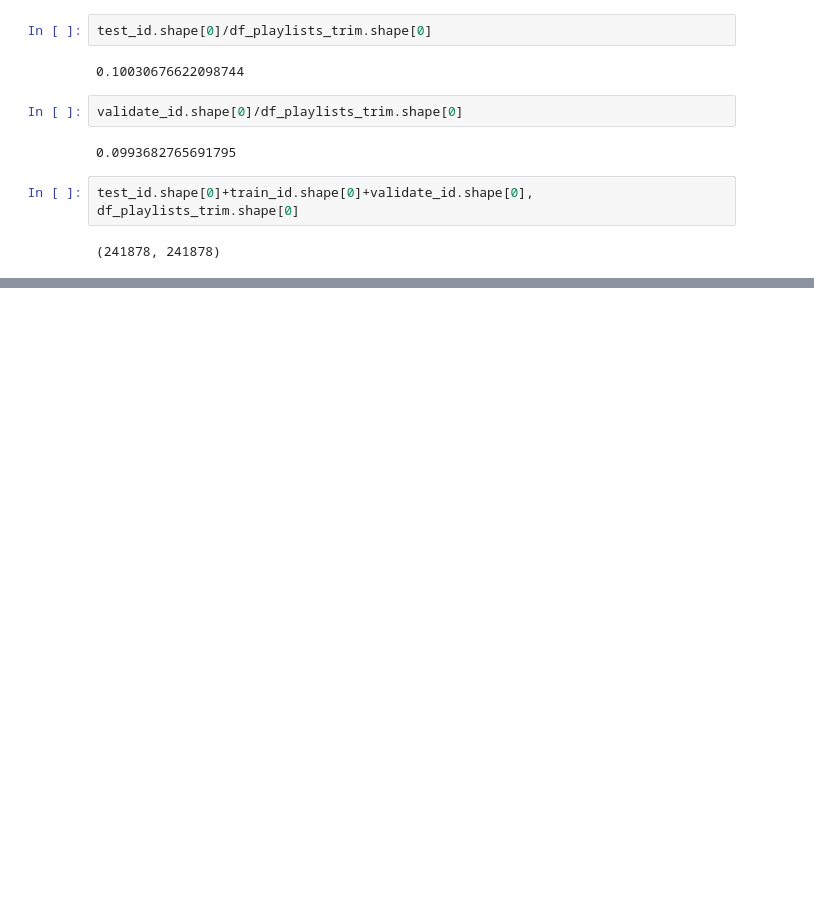
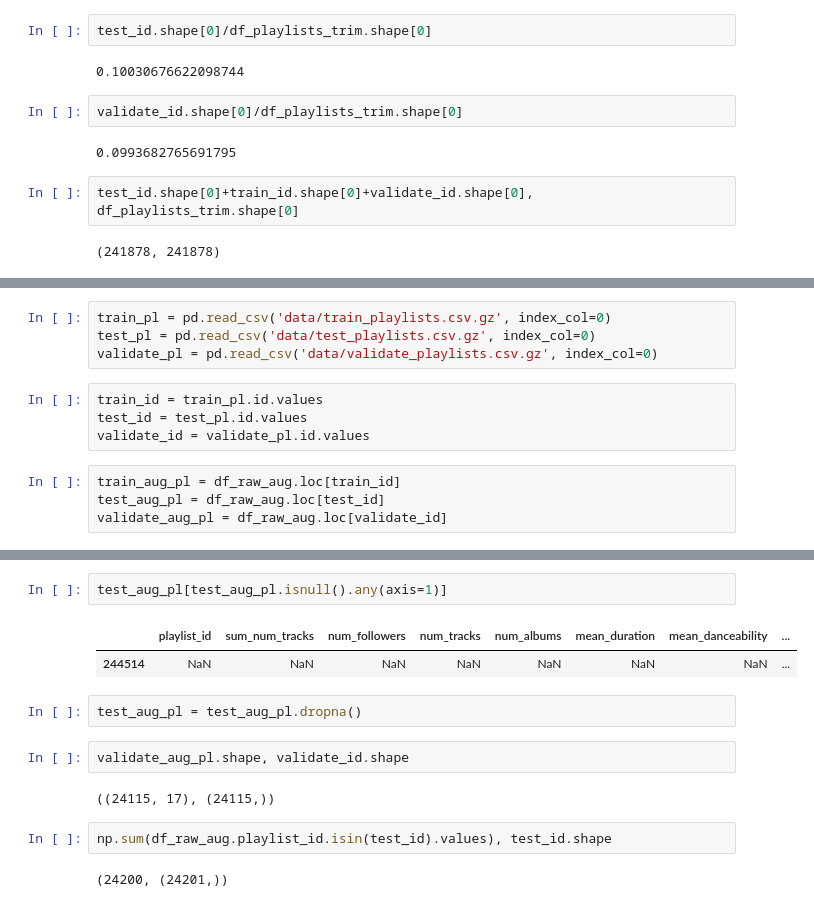
Before and after one commit to bkjoye/group71_spotify, a Jupyter notebook: notebooks/train_test.ipynb, the cells around one changed output, grey strips where cells are left out. Saved outputs shown, nothing was run; the diff lists cells and outputs as text; blank space fills up the shorter version.

```diff
--- a/notebooks/train_test.ipynb
+++ b/notebooks/train_test.ipynb
@@ -198,0 +227,12 @@ test_id.shape[0]+train_id.shape[0]+validate_id.shape[0], df_playlists_trim.shape
+# %%
+train_pl = pd.read_csv('data/train_playlists.csv.gz', index_col=0)
+test_pl = pd.read_csv('data/test_playlists.csv.gz', index_col=0)
+validate_pl = pd.read_csv('data/validate_playlists.csv.gz', index_col=0)
+# %%
+train_id = train_pl.id.values
+test_id = test_pl.id.values
+validate_id = validate_pl.id.values
+# %%
+train_aug_pl = df_raw_aug.loc[train_id]
+test_aug_pl = df_raw_aug.loc[test_id]
+validate_aug_pl = df_raw_aug.loc[validate_id]
@@ -198,0 +251,15 @@ test_id.shape[0]+train_id.shape[0]+validate_id.shape[0], df_playlists_trim.shape
+# %%
+test_aug_pl[test_aug_pl.isnull().any(axis=1)]
+# %% [output]
+|  | playlist_id | sum_num_tracks | num_followers | num_tracks | num_albums | mean_duration | mean_danceability | ... |
+| 244514 | NaN | NaN | NaN | NaN | NaN | NaN | NaN | ... |
+# %%
+test_aug_pl = test_aug_pl.dropna()
+# %%
+validate_aug_pl.shape, validate_id.shape
+# %% [output]
+((24115, 17), (24115,))
+# %%
+np.sum(df_raw_aug.playlist_id.isin(test_id).values), test_id.shape
+# %% [output]
+(24200, (24201,))
```
Also changed, not shown: parts of 9 cells of this notebook, 4 other files.
